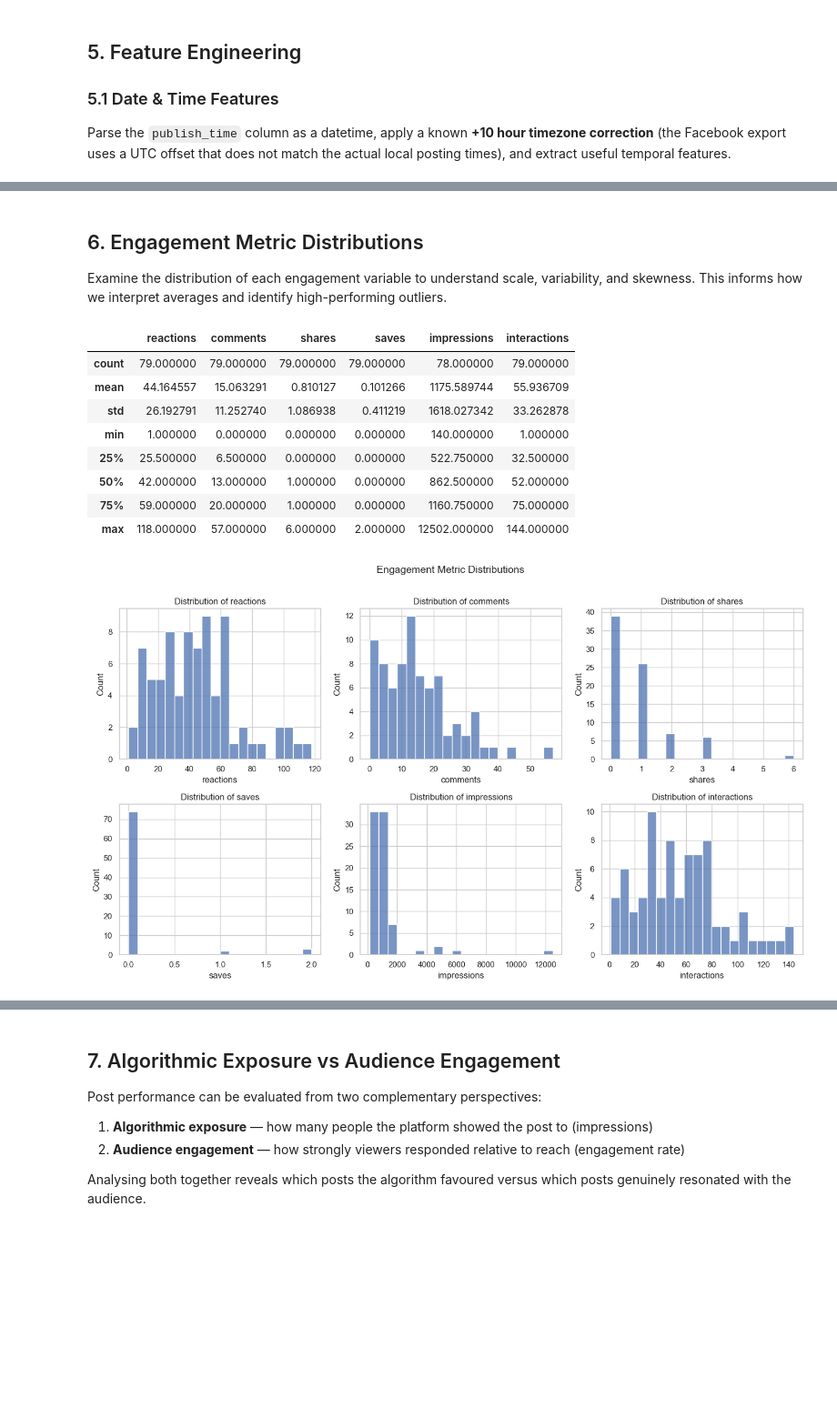
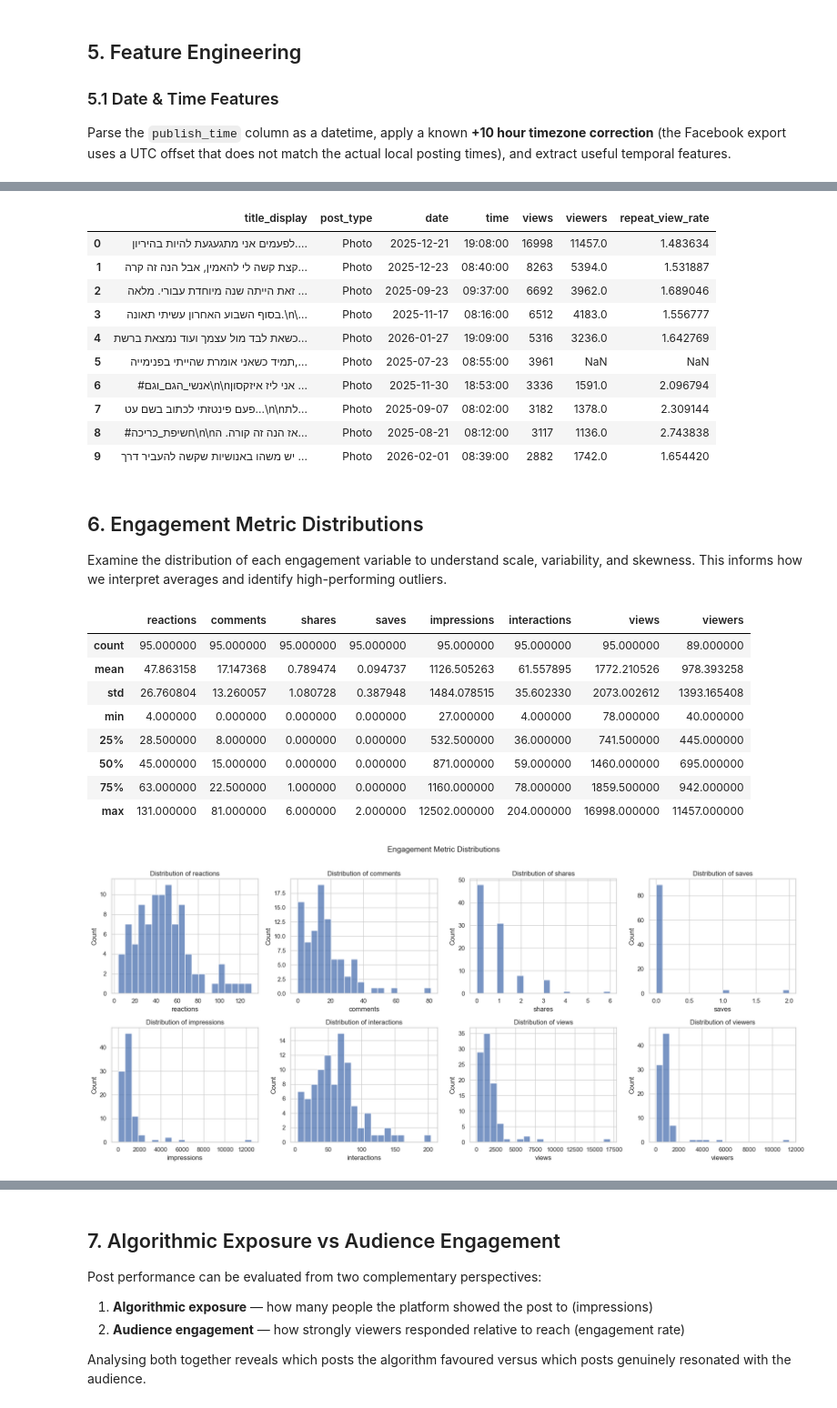
Before and after one commit to lizizakson/facebook-post-analysis, a Jupyter notebook: notebooks/facebook_analysis_clean.ipynb, the cells around one changed output, grey strips where cells are left out. Shown at 91% size. Cells and saved outputs as stored; diff of their text form; code cells hidden in the pictures; blank space fills up the shorter version.

```diff
--- a/notebooks/facebook_analysis_clean.ipynb
+++ b/notebooks/facebook_analysis_clean.ipynb
@@ -139,0 +195,7 @@ Their missingness in other rows is structural, not a data quality issue.
+# %%
+# Drop the 2 posts from Liz's page that are missing impressions
+# (Mar 12 = too recent, Mar 4 = duplicate/partial export)
+before = len(df)
+df = df[~((df["page_name"] == "Liz Izakson Mashal") & df["impressions"].isna())].copy()
+
+print(f"Removed {before - len(df)} posts ({len(df)} remain)")
@@ -161,6 +225,16 @@ df[["publish_time", "title"]].head(5)
 # %%
-# Apply the +10 h correction to align with actual posting times
-df["publish_time"] = df["publish_time"] + pd.Timedelta(hours=10)
+# Apply timezone correction.
+# Facebook exports use an offset that differs from actual local posting time.
+# Two correction values are needed because the offset changed across export batches:
+#   - Posts before 2026-03-08: +10 h
+#   - Posts from  2026-03-08 onwards: +9 h
+CUTOFF = pd.Timestamp("2026-03-08")
+
+# Compute the mask on raw (uncorrected) timestamps before any shift
+mask_old = df["publish_time"] < CUTOFF
+
+df.loc[mask_old,  "publish_time"] = df.loc[mask_old,  "publish_time"] + pd.Timedelta(hours=10)
+df.loc[~mask_old, "publish_time"] = df.loc[~mask_old, "publish_time"] + pd.Timedelta(hours=9)
 
 # Extract temporal features
 df["date"]    = df["publish_time"].dt.date
@@ -295,0 +429,9 @@ for post_type in ["Content", "Photo"]:
+# %%
+# Derived metrics
+df["repeat_view_rate"]  = df["views"]    / df["viewers"].replace(0, np.nan)
+df["view_through_rate"] = df["viewers"]  / df["impressions"].replace(0, np.nan)
+
+# Summary by post type
+summary = df.groupby("post_type")[["views", "viewers", "repeat_view_rate", "view_through_rate"]].mean().round(2)
+print("Average views metrics by post type:")
+display(summary)
@@ -296,37 +471,56 @@ for post_type in ["Content", "Photo"]:
+# %%
+# Top 10 posts by views — include date/time and flag posts with no title
+top_views = df.sort_values("views", ascending=False).head(10).copy()
+top_views["title_display"] = top_views["title"].apply(
+    lambda t: "(no title — cover photo change)" if str(t).strip() == "" else str(t)[:70] + "…"
+)
+display(top_views[["title_display", "post_type", "date", "time", "views", "viewers", "repeat_view_rate"]].reset_index(drop=True))
+# %% [output]
+|  | title_display | post_type | date | time | views | viewers | repeat_view_rate |
+| 0 | לפעמים אני מתגעגעת להיות בהיריון.... | Photo | 2025-12-21 | 19:08:00 | 16998 | 11457.0 | 1.483634 |
+| 1 | קצת קשה לי להאמין, אבל הנה זה קרה... | Photo | 2025-12-23 | 08:40:00 | 8263 | 5394.0 | 1.531887 |
+| 2 | זאת הייתה שנה מיוחדת עבורי. מלאה ... | Photo | 2025-09-23 | 09:37:00 | 6692 | 3962.0 | 1.689046 |
+| 3 | בסוף השבוע האחרון עשיתי תאונה.\n\... | Photo | 2025-11-17 | 08:16:00 | 6512 | 4183.0 | 1.556777 |
+| 4 | כשאת לבד מול עצמך ועוד נמצאת ברשת... | Photo | 2026-01-27 | 19:09:00 | 5316 | 3236.0 | 1.642769 |
+| 5 | תמיד כשאני אומרת שהייתי בפנימייה,... | Photo | 2025-07-23 | 08:55:00 | 3961 | NaN | NaN |
+| 6 | #אנשי_הגם_וגם\n\nאני ליז איזקסון ... | Photo | 2025-11-30 | 18:53:00 | 3336 | 1591.0 | 2.096794 |
+| 7 | פעם פינטזתי לכתוב בשם עט...\n\nלת... | Photo | 2025-09-07 | 08:02:00 | 3182 | 1378.0 | 2.309144 |
+| 8 | #חשיפת_כריכה\n\nאז הנה זה קורה. ה... | Photo | 2025-08-21 | 08:12:00 | 3117 | 1136.0 | 2.743838 |
+| 9 | יש משהו באנושיות שקשה להעביר דרך ... | Photo | 2026-02-01 | 08:39:00 | 2882 | 1742.0 | 1.654420 |
 # %% [markdown]
 ## 6. Engagement Metric Distributions
 
 Examine the distribution of each engagement variable to understand scale, variability, and skewness.
 This informs how we interpret averages and identify high-performing outliers.
 # %%
-engagement_vars = ["reactions", "comments", "shares", "saves", "impressions", "interactions"]
+engagement_vars = ["reactions", "comments", "shares", "saves", "impressions", "interactions", "views", "viewers"]
 
 df[engagement_vars].describe()
 # %% [output]
-|  | reactions | comments | shares | saves | impressions | interactions |
-| count | 79.000000 | 79.000000 | 79.000000 | 79.000000 | 78.000000 | 79.000000 |
-| mean | 44.164557 | 15.063291 | 0.810127 | 0.101266 | 1175.589744 | 55.936709 |
-| std | 26.192791 | 11.252740 | 1.086938 | 0.411219 | 1618.027342 | 33.262878 |
-| min | 1.000000 | 0.000000 | 0.000000 | 0.000000 | 140.000000 | 1.000000 |
-| 25% | 25.500000 | 6.500000 | 0.000000 | 0.000000 | 522.750000 | 32.500000 |
-| 50% | 42.000000 | 13.000000 | 1.000000 | 0.000000 | 862.500000 | 52.000000 |
-| 75% | 59.000000 | 20.000000 | 1.000000 | 0.000000 | 1160.750000 | 75.000000 |
-| max | 118.000000 | 57.000000 | 6.000000 | 2.000000 | 12502.000000 | 144.000000 |
+|  | reactions | comments | shares | saves | impressions | interactions | views | viewers |
+| count | 95.000000 | 95.000000 | 95.000000 | 95.000000 | 95.000000 | 95.000000 | 95.000000 | 89.000000 |
+| mean | 47.863158 | 17.147368 | 0.789474 | 0.094737 | 1126.505263 | 61.557895 | 1772.210526 | 978.393258 |
+| std | 26.760804 | 13.260057 | 1.080728 | 0.387948 | 1484.078515 | 35.602330 | 2073.002612 | 1393.165408 |
+| min | 4.000000 | 0.000000 | 0.000000 | 0.000000 | 27.000000 | 4.000000 | 78.000000 | 40.000000 |
+| 25% | 28.500000 | 8.000000 | 0.000000 | 0.000000 | 532.500000 | 36.000000 | 741.500000 | 445.000000 |
+| 50% | 45.000000 | 15.000000 | 0.000000 | 0.000000 | 871.000000 | 59.000000 | 1460.000000 | 695.000000 |
+| 75% | 63.000000 | 22.500000 | 1.000000 | 0.000000 | 1160.000000 | 78.000000 | 1859.500000 | 942.000000 |
+| max | 131.000000 | 81.000000 | 6.000000 | 2.000000 | 12502.000000 | 204.000000 | 16998.000000 | 11457.000000 |
 # %%
-# Histogram for each engagement variable to visualise its distribution
-fig, axes = plt.subplots(2, 3, figsize=(14, 8))
+# Histogram for each engagement variable — 4 columns layout to accommodate 8 metrics
+fig, axes = plt.subplots(2, 4, figsize=(18, 8))
 
 for ax, var in zip(axes.flat, engagement_vars):
     sns.histplot(df[var].dropna(), bins=20, ax=ax)
     ax.set_title(f"Distribution of {var}")
     ax.set_xlabel(var)
     ax.set_ylabel("Count")
 
 plt.suptitle("Engagement Metric Distributions", fontsize=14, y=1.01)
 plt.tight_layout()
 plt.show()
 # %% [output]
-[figure, old version]
+[figure, new version]
 # %%
 # Side-by-side boxplots for the two most important metrics, plus summary statistics
 fig, axes = plt.subplots(1, 2, figsize=(12, 4))
```
Also changed, not shown: parts of 41 cells of this notebook, 2 other files.
